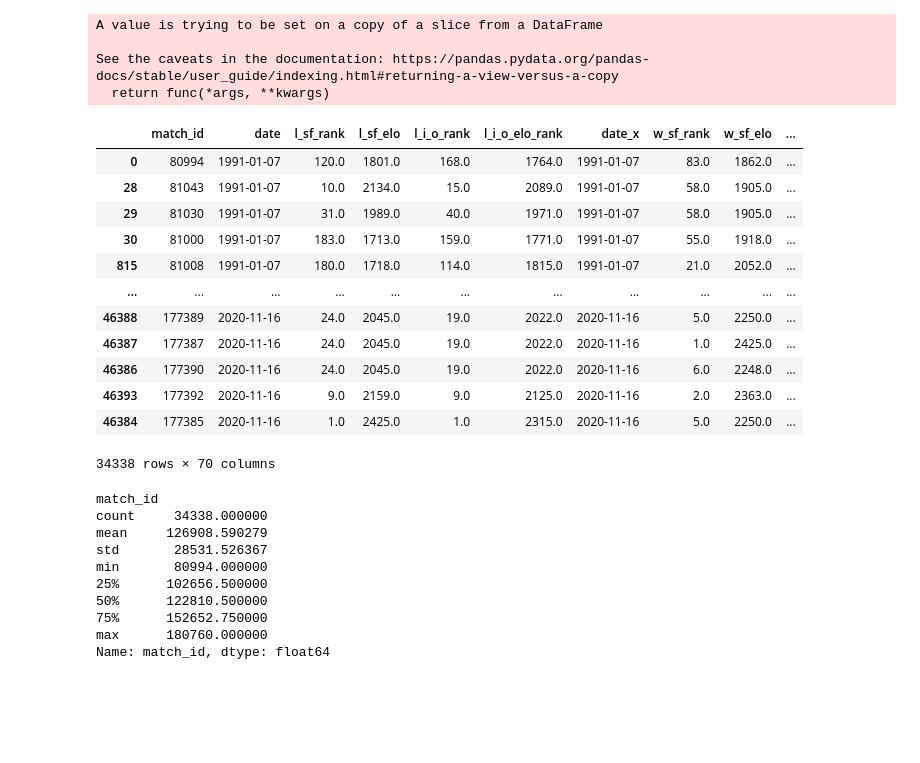
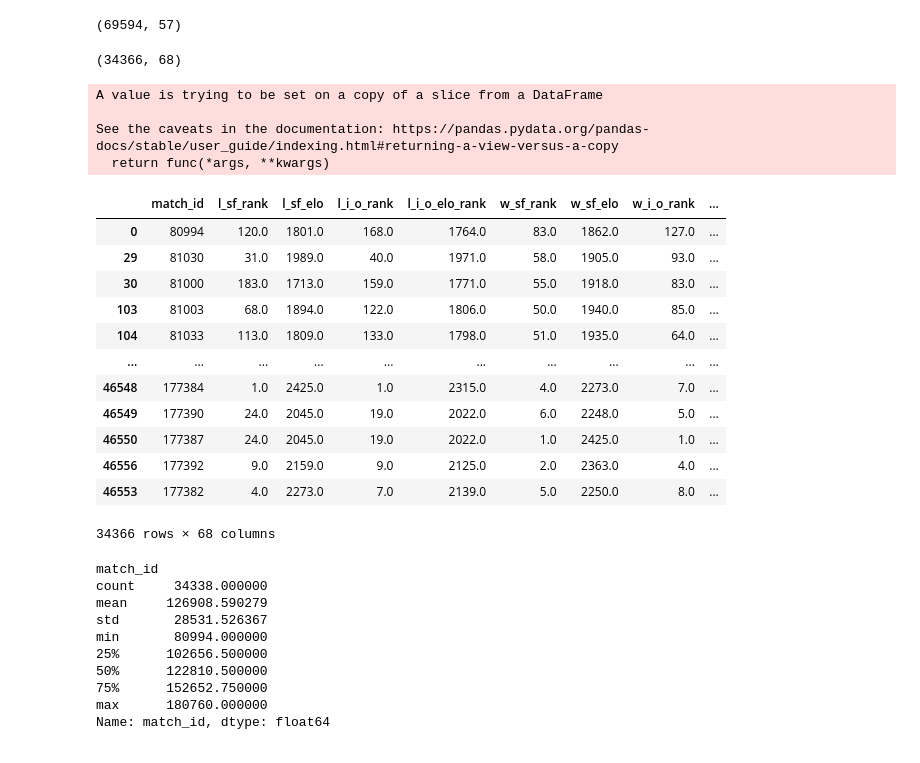
Before and after one commit to Bentgm17/TennisML, a Jupyter notebook: data_extraction/feature_tuning.ipynb, the cells around one changed output. Drawn from its saved outputs; the diff is of its cells as text; code cells hidden in the pictures; blank space fills up the shorter version.

```diff
--- a/data_extraction/feature_tuning.ipynb
+++ b/data_extraction/feature_tuning.ipynb
@@ -8,49 +8,55 @@ import pandas as pd
 import os
 import matplotlib.pyplot as plt
 from ipynb.fs.full.docker_extract import ExtractData
-from ipynb.fs.full.transformation_df import Transformation
+from ipynb.fs.full.compute_statistics import Transformation
 # from docker_extract import ExtractData
 
 
 parent_dir=os.path.dirname(os.getcwd())
 data_extractor=ExtractData()
 df=pd.read_csv(os.path.join(parent_dir,"test_dataframe.csv"),index_col=0)
+old_cols=df.columns
 df.dropna(how='all', axis=1, inplace=True)
 df.drop(["match_id.1","has_stats"],axis=1,inplace=True)
 df=df[df['outcome'] != "RET"]
 df=df[(~df['surface'].isna()) | (~df['indoor'].isna())]
+print(df.shape)
 df.sort_values(by="date",inplace=True)
 # df=df[~df['surface'].isna() ]
 # 180673
+# %% [output]
+(69594, 57)
 # %%
 import numpy as np
 
 data_trans = Transformation(df)
 data_trans()
 new_df=data_trans.get_dataframe()
 new_df.drop(['w_1st_in','l_1st_in','w_sv_gm_lset','l_sv_gm_lset','w_ace_set','l_ace_set','w_df_set','l_df_set','w_r_gm_w_set','l_r_gm_w_set','w_bp_set','l_bp_set','w_bpf_set','l_bpf_set'],axis=1,inplace=True)
-new_df=new_df[~new_df.isin([np.nan, np.inf, -np.inf]).any(1)]
+# new_df=new_df[~new_df.isin([np.nan, np.inf, -np.inf]).any(1)]
 new_df.dropna(inplace=True)
+print(new_df.shape)
 display(new_df.sort_values(by='date'))
 # display(new_df)
 # %% [output]
-A value is trying to be set on a copy of a slice from a DataFrame
-
-See the caveats in the documentation: https://pandas.pydata.org/pandas-docs/stable/user_guide/indexing.html#returning-a-view-versus-a-copy
-  return func(*args, **kwargs)
+(34366, 68)
+A value is trying to be set on a copy of a slice from a DataFrame
+
+See the caveats in the documentation: https://pandas.pydata.org/pandas-docs/stable/user_guide/indexing.html#returning-a-view-versus-a-copy
+  return func(*args, **kwargs)
-|  | match_id | date | l_sf_rank | l_sf_elo | l_i_o_rank | l_i_o_elo_rank | date_x | w_sf_rank | w_sf_elo | ... |
-| 0 | 80994 | 1991-01-07 | 120.0 | 1801.0 | 168.0 | 1764.0 | 1991-01-07 | 83.0 | 1862.0 | ... |
-| 28 | 81043 | 1991-01-07 | 10.0 | 2134.0 | 15.0 | 2089.0 | 1991-01-07 | 58.0 | 1905.0 | ... |
-| 29 | 81030 | 1991-01-07 | 31.0 | 1989.0 | 40.0 | 1971.0 | 1991-01-07 | 58.0 | 1905.0 | ... |
-| 30 | 81000 | 1991-01-07 | 183.0 | 1713.0 | 159.0 | 1771.0 | 1991-01-07 | 55.0 | 1918.0 | ... |
-| 815 | 81008 | 1991-01-07 | 180.0 | 1718.0 | 114.0 | 1815.0 | 1991-01-07 | 21.0 | 2052.0 | ... |
-| ... | ... | ... | ... | ... | ... | ... | ... | ... | ... | ... |
-| 46388 | 177389 | 2020-11-16 | 24.0 | 2045.0 | 19.0 | 2022.0 | 2020-11-16 | 5.0 | 2250.0 | ... |
-| 46387 | 177387 | 2020-11-16 | 24.0 | 2045.0 | 19.0 | 2022.0 | 2020-11-16 | 1.0 | 2425.0 | ... |
-| 46386 | 177390 | 2020-11-16 | 24.0 | 2045.0 | 19.0 | 2022.0 | 2020-11-16 | 6.0 | 2248.0 | ... |
-| 46393 | 177392 | 2020-11-16 | 9.0 | 2159.0 | 9.0 | 2125.0 | 2020-11-16 | 2.0 | 2363.0 | ... |
-| 46384 | 177385 | 2020-11-16 | 1.0 | 2425.0 | 1.0 | 2315.0 | 2020-11-16 | 5.0 | 2250.0 | ... |
+|  | match_id | l_sf_rank | l_sf_elo | l_i_o_rank | l_i_o_elo_rank | w_sf_rank | w_sf_elo | w_i_o_rank | ... |
+| 0 | 80994 | 120.0 | 1801.0 | 168.0 | 1764.0 | 83.0 | 1862.0 | 127.0 | ... |
+| 29 | 81030 | 31.0 | 1989.0 | 40.0 | 1971.0 | 58.0 | 1905.0 | 93.0 | ... |
+| 30 | 81000 | 183.0 | 1713.0 | 159.0 | 1771.0 | 55.0 | 1918.0 | 83.0 | ... |
+| 103 | 81003 | 68.0 | 1894.0 | 122.0 | 1806.0 | 50.0 | 1940.0 | 85.0 | ... |
+| 104 | 81033 | 113.0 | 1809.0 | 133.0 | 1798.0 | 51.0 | 1935.0 | 64.0 | ... |
+| ... | ... | ... | ... | ... | ... | ... | ... | ... | ... |
+| 46548 | 177384 | 1.0 | 2425.0 | 1.0 | 2315.0 | 4.0 | 2273.0 | 7.0 | ... |
+| 46549 | 177390 | 24.0 | 2045.0 | 19.0 | 2022.0 | 6.0 | 2248.0 | 5.0 | ... |
+| 46550 | 177387 | 24.0 | 2045.0 | 19.0 | 2022.0 | 1.0 | 2425.0 | 1.0 | ... |
+| 46556 | 177392 | 9.0 | 2159.0 | 9.0 | 2125.0 | 2.0 | 2363.0 | 4.0 | ... |
+| 46553 | 177382 | 4.0 | 2273.0 | 7.0 | 2139.0 | 5.0 | 2250.0 | 8.0 | ... |
-34338 rows × 70 columns
+34366 rows × 68 columns
 # %%
 for column in new_df.columns:
     print(column)
```
Also changed, not shown: parts of 1 cell of this notebook, 6 other files.
